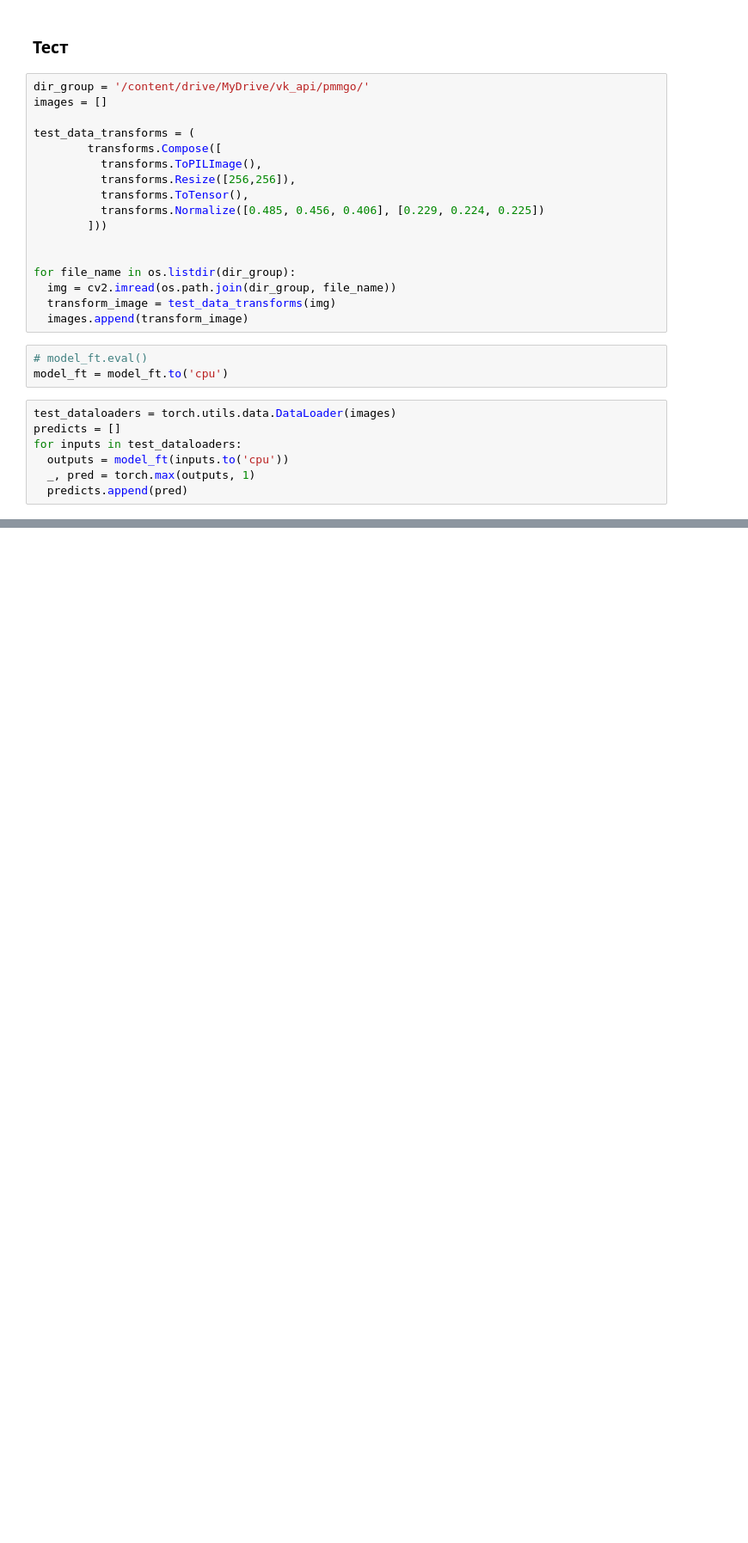
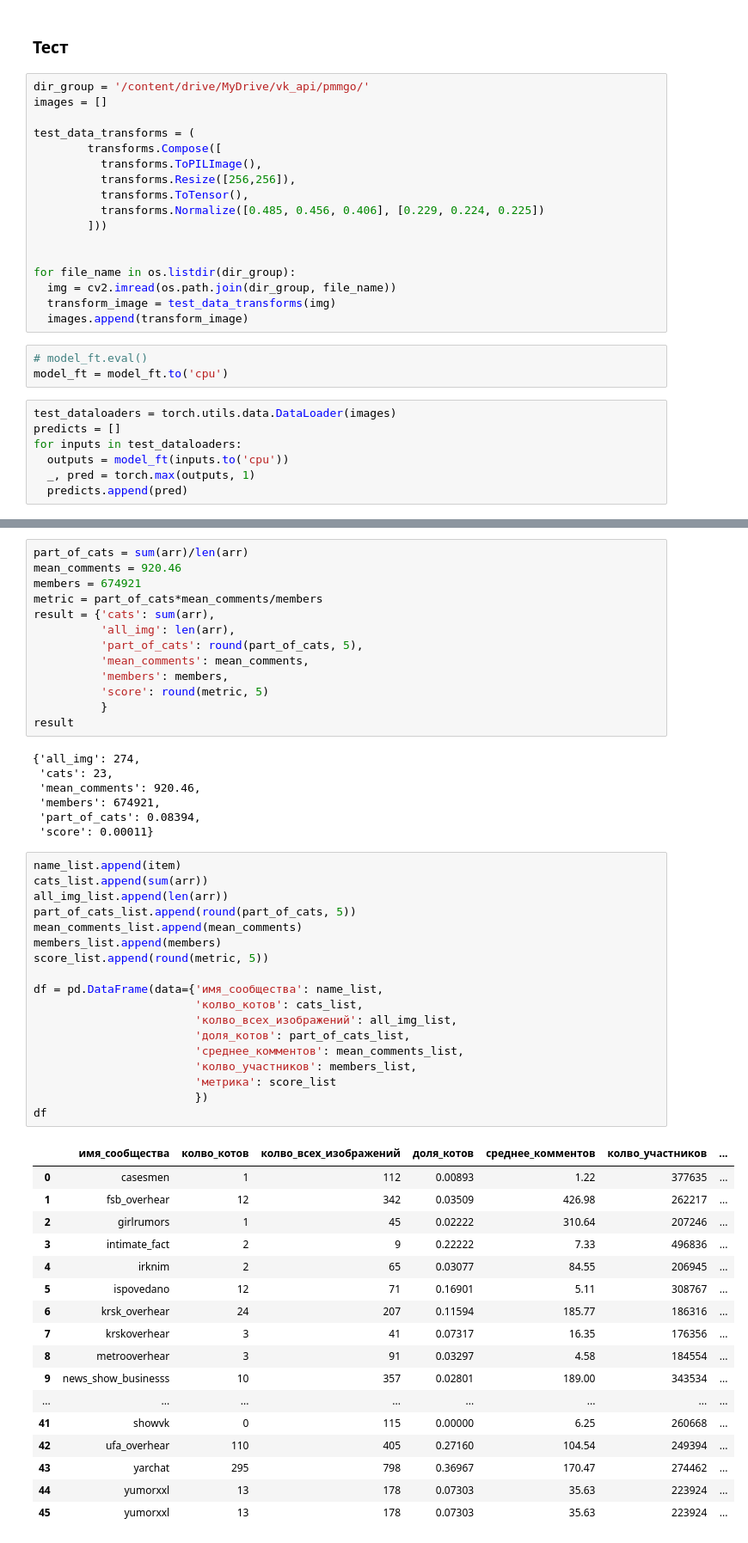
Before and after one commit to Ygrick/Data-Science, a Jupyter notebook: cats_vs_another.ipynb, the cells around one changed output, grey strips where cells are left out. Shown at 86% size. Cells and saved outputs as stored; diff of their text form; blank space fills up the shorter version.

Commit message:
Распознавание Котов\Другое на изображениях сообществ ВК

```diff
--- a/cats_vs_another.ipynb
+++ b/cats_vs_another.ipynb
@@ -282,0 +391,56 @@ for i, inputs in enumerate(test_dataloaders):
+# %%
+part_of_cats = sum(arr)/len(arr)
+mean_comments = 920.46
+members = 674921
+metric = part_of_cats*mean_comments/members
+result = {'cats': sum(arr),
+          'all_img': len(arr),
+          'part_of_cats': round(part_of_cats, 5),
+          'mean_comments': mean_comments,
+          'members': members,
+          'score': round(metric, 5)
+          }
+result
+# %% [output]
+{'all_img': 274,
+ 'cats': 23,
+ 'mean_comments': 920.46,
+ 'members': 674921,
+ 'part_of_cats': 0.08394,
+ 'score': 0.00011}
+# %%
+name_list.append(item)
+cats_list.append(sum(arr))
+all_img_list.append(len(arr))
+part_of_cats_list.append(round(part_of_cats, 5))
+mean_comments_list.append(mean_comments)
+members_list.append(members)
+score_list.append(round(metric, 5))
+
+df = pd.DataFrame(data={'имя_сообщества': name_list,
+                        'колво_котов': cats_list,
+                        'колво_всех_изображений': all_img_list,
+                        'доля_котов': part_of_cats_list,
+                        'среднее_комментов': mean_comments_list,
+                        'колво_участников': members_list,
+                        'метрика': score_list
+                        })
+df
+# %% [output]
+|  | имя_сообщества | колво_котов | колво_всех_изображений | доля_котов | среднее_комментов | колво_участников | ... |
+| 0 | casesmen | 1 | 112 | 0.00893 | 1.22 | 377635 | ... |
+| 1 | fsb_overhear | 12 | 342 | 0.03509 | 426.98 | 262217 | ... |
+| 2 | girlrumors | 1 | 45 | 0.02222 | 310.64 | 207246 | ... |
+| 3 | intimate_fact | 2 | 9 | 0.22222 | 7.33 | 496836 | ... |
+| 4 | irknim | 2 | 65 | 0.03077 | 84.55 | 206945 | ... |
+| 5 | ispovedano | 12 | 71 | 0.16901 | 5.11 | 308767 | ... |
+| 6 | krsk_overhear | 24 | 207 | 0.11594 | 185.77 | 186316 | ... |
+| 7 | krskoverhear | 3 | 41 | 0.07317 | 16.35 | 176356 | ... |
+| 8 | metrooverhear | 3 | 91 | 0.03297 | 4.58 | 184554 | ... |
+| 9 | news_show_businesss | 10 | 357 | 0.02801 | 189.00 | 343534 | ... |
+| ... | ... | ... | ... | ... | ... | ... | ... |
+| 41 | showvk | 0 | 115 | 0.00000 | 6.25 | 260668 | ... |
+| 42 | ufa_overhear | 110 | 405 | 0.27160 | 104.54 | 249394 | ... |
+| 43 | yarchat | 295 | 798 | 0.36967 | 170.47 | 274462 | ... |
+| 44 | yumorxxl | 13 | 178 | 0.07303 | 35.63 | 223924 | ... |
+| 45 | yumorxxl | 13 | 178 | 0.07303 | 35.63 | 223924 | ... |
```
Also changed, not shown: parts of 14 cells of this notebook.
